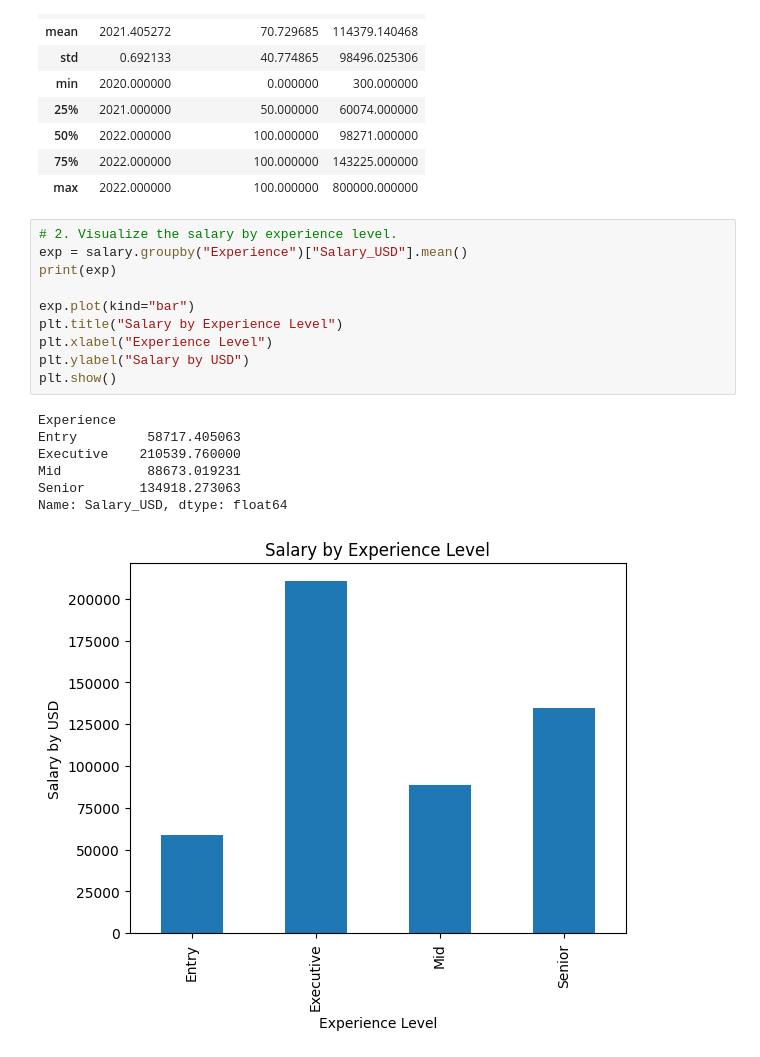
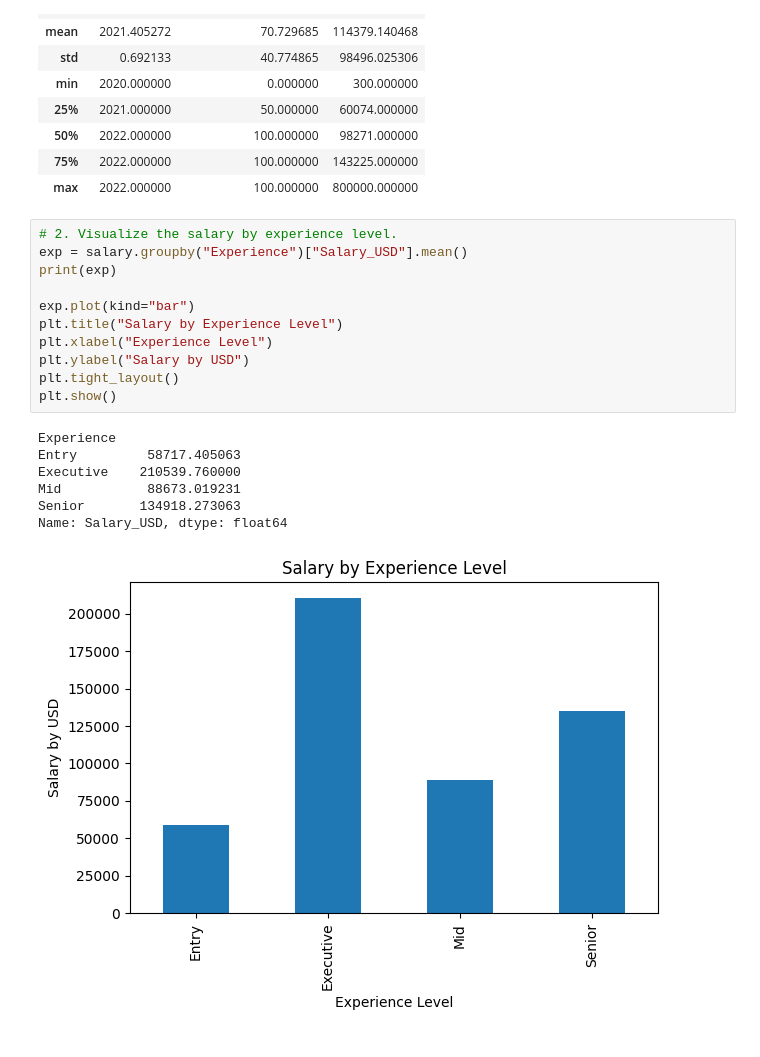
Before and after one commit to LuzieFreires/CS103-Exercises, a Jupyter notebook: Exer3.ipynb, the cells around one changed output. Saved outputs shown, nothing was run; the diff lists cells and outputs as text.

```diff
--- a/Exer3.ipynb
+++ b/Exer3.ipynb
@@ -124,20 +124,21 @@ salary.describe()
 # %%
 # 2. Visualize the salary by experience level.
 exp = salary.groupby("Experience")["Salary_USD"].mean()
 print(exp)
 
 exp.plot(kind="bar")
 plt.title("Salary by Experience Level")
 plt.xlabel("Experience Level")
 plt.ylabel("Salary by USD")
+plt.tight_layout()
 plt.show()
 # %% [output]
 Experience
 Entry         58717.405063
 Executive    210539.760000
 Mid           88673.019231
 Senior       134918.273063
 Name: Salary_USD, dtype: float64
-[figure, old version]
+[figure, new version]
 # %%
 # 3. Visualize the data using sub-group.
```
Also changed, not shown: parts of 9 cells of this notebook.
